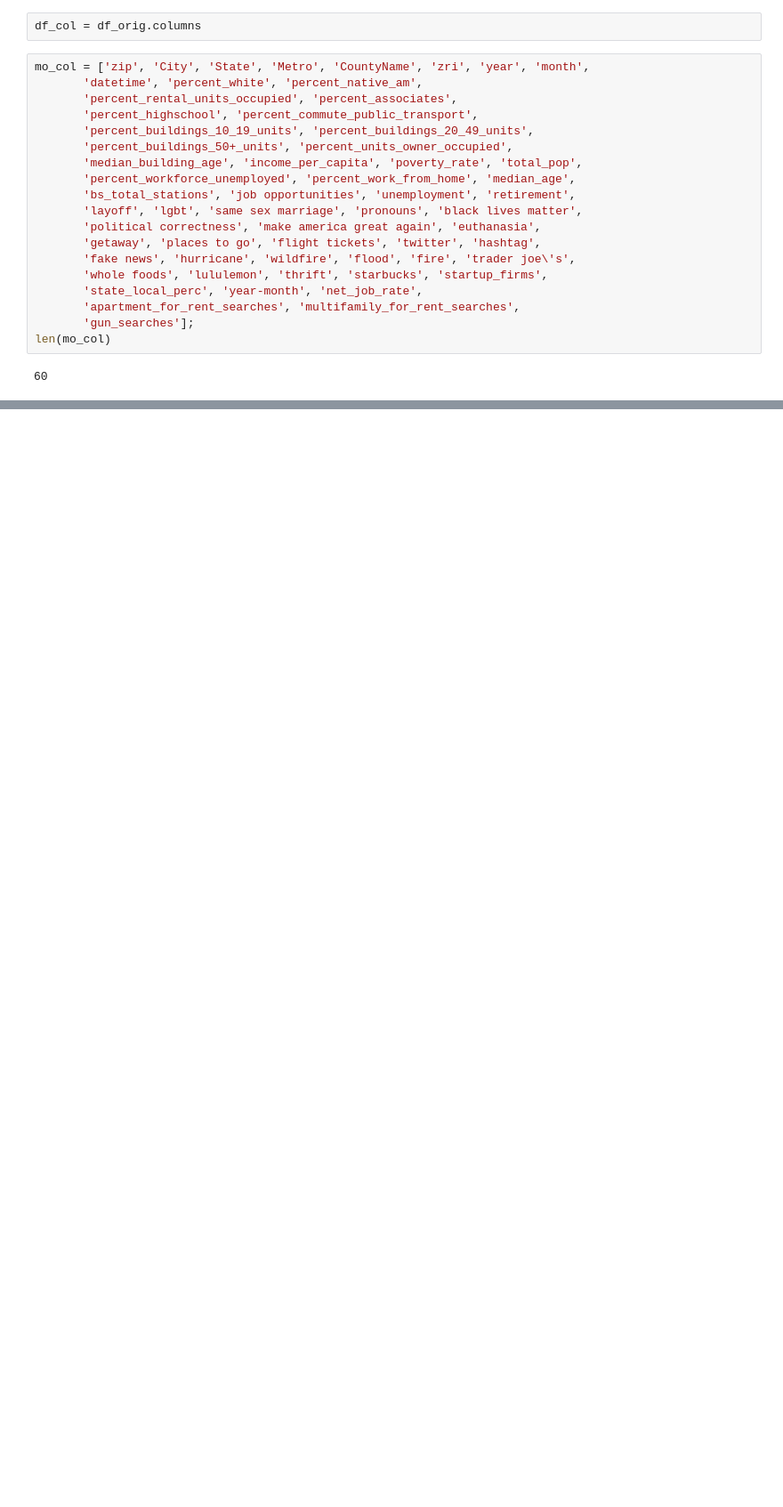
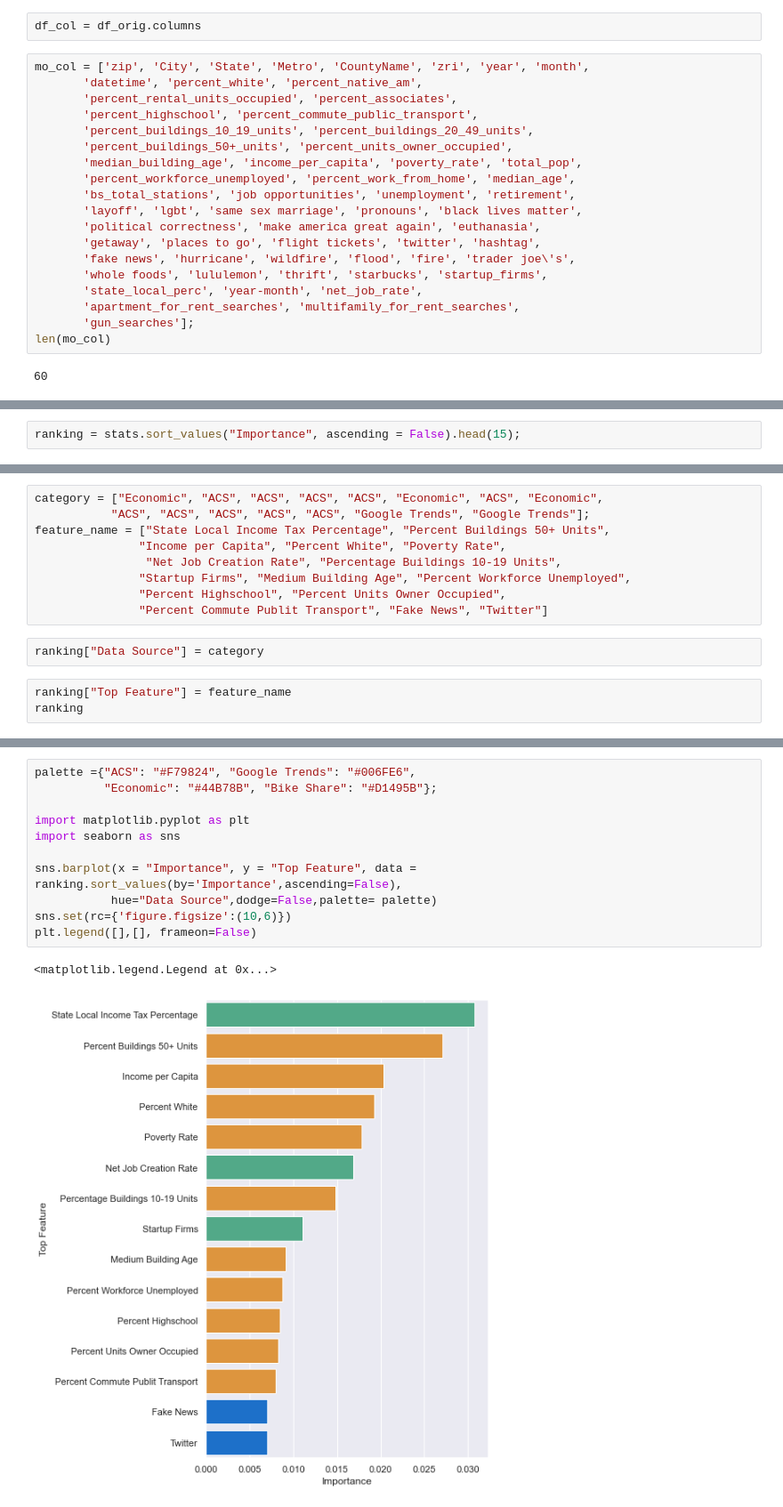
Before and after one commit to Kneck12/zillow-price-index-pred, a Jupyter notebook: Hao-Wei/CSV file processing.ipynb, the cells around one changed output, grey strips where cells are left out. Shown at 89% size. Saved outputs shown, nothing was run; the diff lists cells and outputs as text; blank space fills up the shorter version.

```diff
--- a/Hao-Wei/CSV file processing.ipynb
+++ b/Hao-Wei/CSV file processing.ipynb
@@ -182,0 +221,2 @@ for x in df_col:
+# %%
+ranking = stats.sort_values("Importance", ascending = False).head(15);
@@ -182,0 +242,14 @@ for x in df_col:
+# %%
+category = ["Economic", "ACS", "ACS", "ACS", "ACS", "Economic", "ACS", "Economic",
+           "ACS", "ACS", "ACS", "ACS", "ACS", "Google Trends", "Google Trends"];
+feature_name = ["State Local Income Tax Percentage", "Percent Buildings 50+ Units",
+               "Income per Capita", "Percent White", "Poverty Rate",
+                "Net Job Creation Rate", "Percentage Buildings 10-19 Units",
+               "Startup Firms", "Medium Building Age", "Percent Workforce Unemployed",
+               "Percent Highschool", "Percent Units Owner Occupied",
+               "Percent Commute Publit Transport", "Fake News", "Twitter"]
+# %%
+ranking["Data Source"] = category
+# %%
+ranking["Top Feature"] = feature_name
+ranking
@@ -182,0 +291,14 @@ for x in df_col:
+# %%
+palette ={"ACS": "#F79824", "Google Trends": "#006FE6",
+          "Economic": "#44B78B", "Bike Share": "#D1495B"};
+
+import matplotlib.pyplot as plt
+import seaborn as sns
+
+sns.barplot(x = "Importance", y = "Top Feature", data = ranking.sort_values(by='Importance',ascending=False),
+           hue="Data Source",dodge=False,palette= palette)
+sns.set(rc={'figure.figsize':(10,6)})
+plt.legend([],[], frameon=False)
+# %% [output]
+<matplotlib.legend.Legend at 0x...>
+[figure, added]
```
Also changed, not shown: parts of 12 cells of this notebook, 52 other files.
